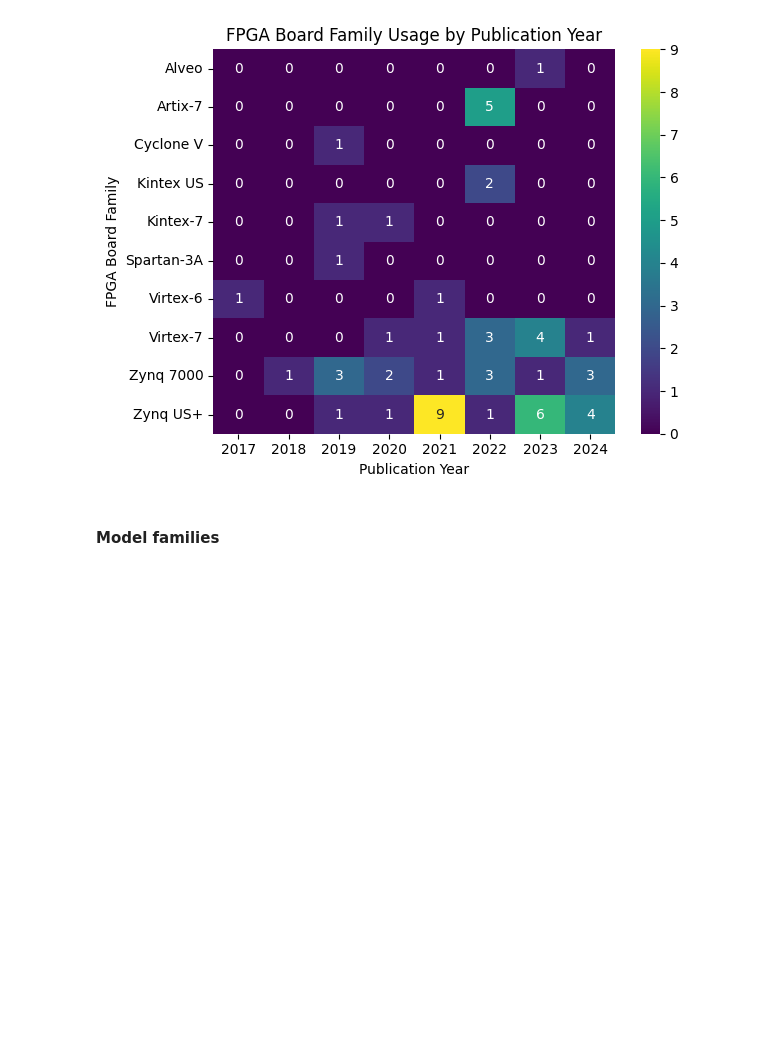
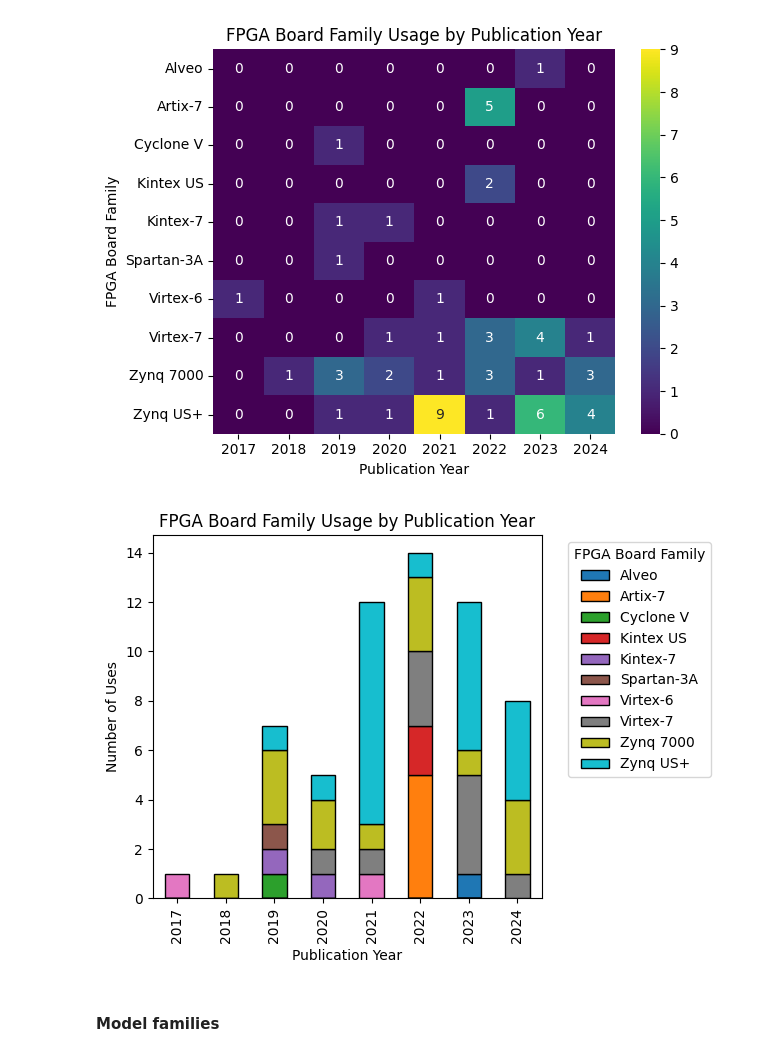
Before and after one commit to CedricLeon/Survey_RS-ML-FPGA, a Jupyter notebook: notebooks/Zotero_review_analysis.ipynb, the cells around one changed output. Cells and saved outputs as stored; diff of their text form; code cells hidden in the pictures; blank space fills up the shorter version.

```diff
--- a/notebooks/Zotero_review_analysis.ipynb
+++ b/notebooks/Zotero_review_analysis.ipynb
@@ -1524,6 +1599,54 @@ def plot_fpga_usage_heatmap_by_family(DataFrame):
 plot_fpga_usage_heatmap_by_family(allModelsDF[['Board', 'Publication year']])
 # %% [output]
 [figure]
+# %%
+def plot_fpga_usage_barplot_by_family(DataFrame):
+    """
+    Plot a stacked bar chart showing the number of times each FPGA board family was used per publication year.
+
+    Args:
+        DataFrame (DataFrame): A DataFrame containing 'Board' and 'Publication year' columns.
+    """
+    import pandas as pd
+    import matplotlib.pyplot as plt
+
+    # Copy the DataFrame to avoid modifying the original data
+    df = DataFrame.copy()
+
+    # Extract the family from the 'Board' column
+    def extract_family(board_name):
+        # Assuming the format is "Family (Model)"
+        if '(' in board_name:
+            return board_name.split('(')[0].strip()
+        else:
+            return board_name.strip()
+
+    df['Family'] = df['Board'].apply(extract_family)
+
+    # Group by 'Publication year' and 'Family', count occurrences
+    counts = df.groupby(['Publication year', 'Family']).size().reset_index(name='Count')
+
+    # Pivot the data to create a DataFrame suitable for plotting
+    pivot_df = counts.pivot(index='Publication year', columns='Family', values='Count').fillna(0)
+
+    # Sort the years and families
+    pivot_df = pivot_df.sort_index()
+    pivot_df = pivot_df.sort_index(axis=1)
+
+    # Plotting
+    ax = pivot_df.plot(kind='bar', stacked=True, edgecolor='black')
+
+    plt.title('FPGA Board Family Usage by Publication Year')
+    plt.xlabel('Publication Year')
+    plt.ylabel('Number of Uses')
+    plt.legend(title='FPGA Board Family', bbox_to_anchor=(1.05, 1), loc='upper left')
+
+    plt.tight_layout()
+    plt.show()
+# Example usage
+plot_fpga_usage_barplot_by_family(allModelsDF[['Board', 'Publication year']])
+# %% [output]
+[figure, added]
 # %% [markdown]
 #### Model families
 # %%
```
Also changed, not shown: parts of 15 cells of this notebook.
